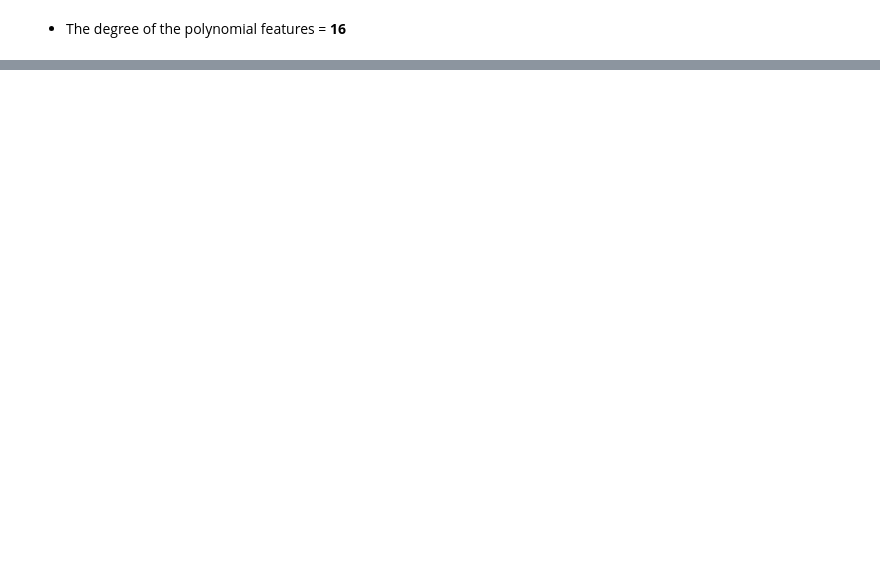
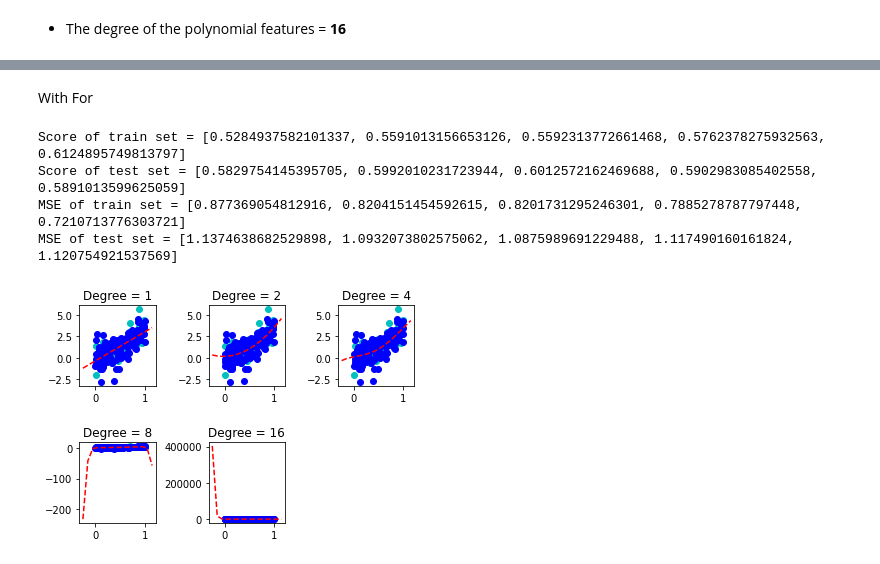
Before and after one commit to atefehhaji/HW, a Jupyter notebook: Atefeh_ML_T2.ipynb, the cells around one changed output, grey strips where cells are left out. Drawn from its saved outputs; the diff is of its cells as text; code cells hidden in the pictures; blank space fills up the shorter version.

```diff
--- a/Atefeh_ML_T2.ipynb
+++ b/Atefeh_ML_T2.ipynb
@@ -159,0 +160,39 @@ Score of test set = 0.6970749350123365
+# %% [markdown]
+With For
+# %%
+from sklearn.preprocessing import PolynomialFeatures
+fig = plt.figure()
+fig.subplots_adjust(hspace=0.7, wspace=0.7)
+score_train =[]
+score_test = []
+MSE_test = []
+MSE_train = []
+for i in range (0,5):
+  Degree = 2**i
+  poly_features = PolynomialFeatures(degree = Degree)
+  x_poly_train = poly_features.fit_transform(x_train)
+  lr_model.fit(x_poly_train, y_train)
+  x_poly_test = poly_features.fit_transform(x_test)
+  y_poly_predict= lr_model.predict(x_poly_test)
+
+  y_poly_train_predict = lr_model.predict(x_poly_train)
+  x_line = np.arange(-0.25, 1.25, 0.1).reshape(-1,1)
+  y_line = lr_model.predict(poly_features.fit_transform(x_line))
+  ax = fig.add_subplot(2, 3, i+1)
+  ax.plot(x_test ,y_test, 'co')
+  ax.plot(x_train, y_train, 'bo')
+  ax.title.set_text('Degree = {}'.format(Degree))
+  ax.plot(x_line,y_line,'r--')
+  score_train.append(lr_model.score(x_poly_train,y_train))
+  score_test.append(lr_model.score(x_poly_test,y_test))
+  MSE_train.append(mean_squared_error(y_train,y_poly_train_predict))
+  MSE_test.append(mean_squared_error(y_test,y_poly_predict))
+print('Score of train set = {}\nScore of test set = {}' .format(score_train,score_test))
+
+print('MSE of train set = {}\nMSE of test set = {}' .format( MSE_train,MSE_test))
+# %% [output]
+Score of train set = [0.5284937582101337, 0.5591013156653126, 0.5592313772661468, 0.5762378275932563, 0.6124895749813797]
+Score of test set = [0.5829754145395705, 0.5992010231723944, 0.6012572162469688, 0.5902983085402558, 0.5891013599625059]
+MSE of train set = [0.877369054812916, 0.8204151454592615, 0.8201731295246301, 0.7885278787797448, 0.7210713776303721]
+MSE of test set = [1.1374638682529898, 1.0932073802575062, 1.0875989691229488, 1.117490160161824, 1.120754921537569]
+[figure, added]
```
Also changed, not shown: parts of 6 cells of this notebook.
